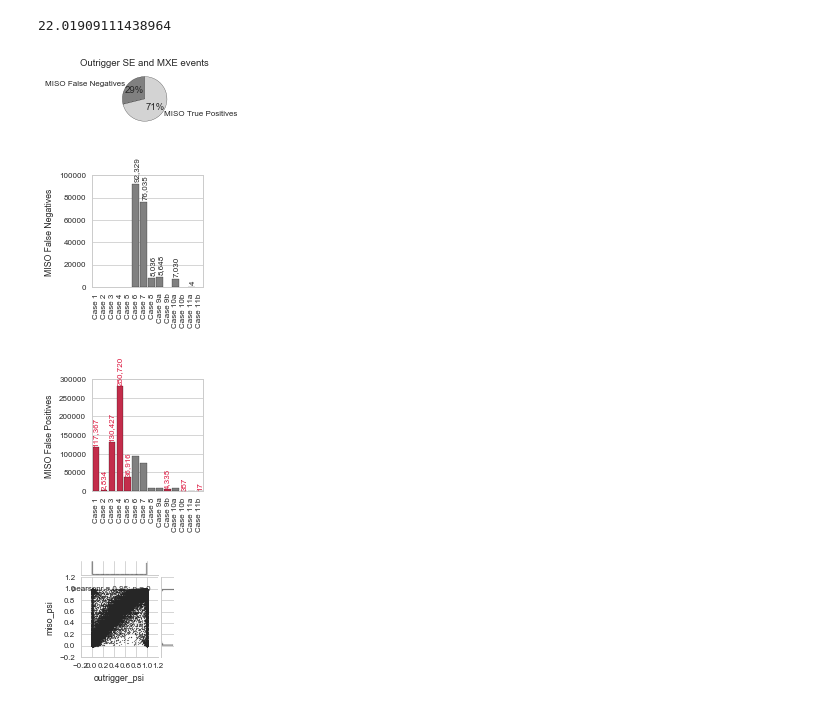
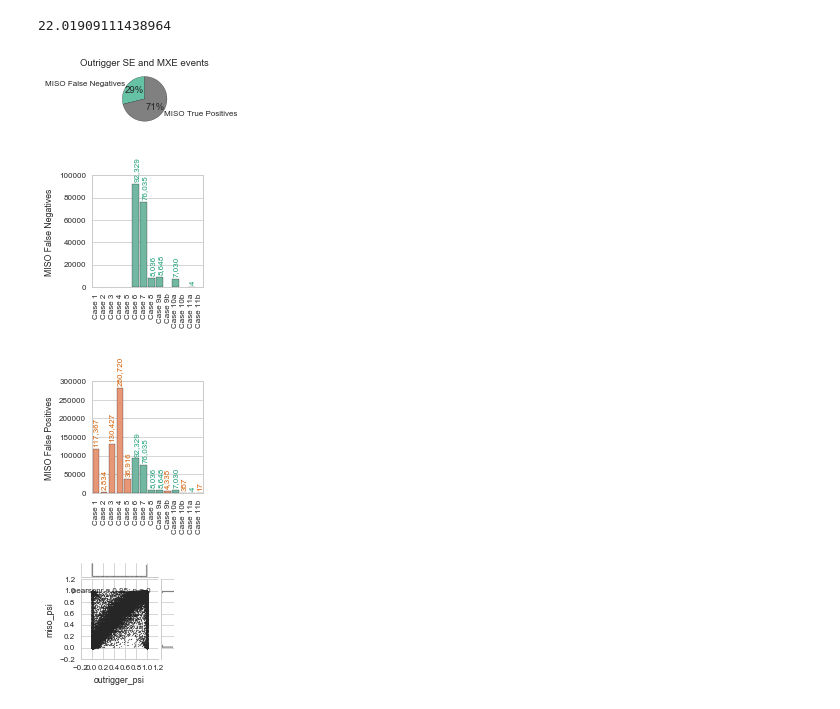
Before and after one commit to YeoLab/singlecell_pnm, a Jupyter notebook: 01_Figure_1/008_get_miso_false_positive_psi_global_stats.ipynb, the cells around one changed output. Drawn from its saved outputs; the diff is of its cells as text; code cells hidden in the pictures.

```diff
--- a/01_Figure_1/008_get_miso_false_positive_psi_global_stats.ipynb
+++ b/01_Figure_1/008_get_miso_false_positive_psi_global_stats.ipynb
@@ -187,3 +187,8 @@ miso_false_positive_percent
 45.719554368936684
 # %%
 sns.set(context='paper', style='white')
+# %%
+set2 = sns.color_palette('Set2')
+sns.palplot(set2)
+false_positive_color = set2[1]
+false_negative_color = set2[0]
@@ -263,18 +279,19 @@ miso_false_negative_percent
 22.01909111438964
 # %%
 fig, ax = plt.subplots(figsize=(1, 1))
-plt.pie([miso_false_negative_percent, 100-miso_false_positive_percent], startangle=90, colors=['grey', 'lightgrey'],
+plt.pie([miso_false_negative_percent, 100-miso_false_positive_percent], startangle=90,
+        colors=[false_negative_color, 'grey'],
         labels=['MISO False Negatives', 'MISO True Positives'], autopct='%.0f%%')
 ax.set(title='Outrigger SE and MXE events')
 fig.savefig('{}/miso_false_negatives_pie.pdf'.format(figure_folder))
 # %% [output]
-[figure, old version]
+[figure, new version]
 # %%
 fig, ax = plt.subplots(figsize=(2, 2))
 
 miso_na_case_order = ['Case 7', 'Case 8', 'Case 9', 'Case 10a', 'Case 11a', 'Case 12a']
 
-sns.countplot(x='notes_abbrev', data=miso_na_outrigger_psi, color='grey', order=case_order)
+sns.countplot(x='notes_abbrev', data=miso_na_outrigger_psi, color=false_negative_color, order=case_order)
 
 miso_na_outrigger_psi_sizes = miso_na_outrigger_psi.groupby('notes_abbrev').size()
 ymin, ymax = ax.get_ylim()
@@ -285,36 +302,41 @@ for i, case in enumerate(case_order):
     if case in miso_na_outrigger_psi_sizes:
         y = miso_na_outrigger_psi_sizes[case]
         ax.annotate("{:,}".format(y), (i+0.2, y + yoffset), rotation=90, fontsize=8,
-                    va='bottom', ha='center')
+                    va='bottom', ha='center', color=false_negative_label)
 plt.setp(ax.get_xticklabels(), rotation=90);
 ax.set(xlabel='', ylabel='MISO False Negatives')
 fig.savefig('{}/miso_na_cases.pdf'.format(figure_folder))
 # %% [output]
-[figure, old version]
+[figure, new version]
 # %%
 fig, ax = plt.subplots(figsize=(2, 2))
 
 # outrigger_na_case_order = ['Case 3', 'Case 4', 'Case 6', 'Case 10b', 'Case 11b', 'Case 12b']
 
-sns.countplot(x='notes_abbrev', data=miso_psi_outrigger_na, color='crimson', order=case_order)
-sns.countplot(x='notes_abbrev', data=miso_na_outrigger_psi, color='grey', order=case_order)
+sns.countplot(x='notes_abbrev', data=miso_psi_outrigger_na, color=false_positive_color, order=case_order)
+sns.countplot(x='notes_abbrev', data=miso_na_outrigger_psi, color=false_negative_color, order=case_order)
+
+ymin, ymax = ax.get_ylim()
+yrange = ymax - ymin
+yoffset = 0.025 * ymax
+
 
 for i, case in enumerate(case_order):
-    if case in miso_na_outrigger_psi:
-        y = miso_na_outrigger_psi[case]
+    if case in miso_na_outrigger_psi_sizes:
+        y = miso_na_outrigger_psi_sizes[case]
         ax.annotate("{:,}".format(y), (i+0.2, y + yoffset), rotation=90, fontsize=8,
-                    va='bottom', ha='center')
+                    va='bottom', ha='center', color=false_negative_label)
 
 for i, case in enumerate(case_order):
     if case in miso_psi_outrigger_na_sizes:
         y = miso_psi_outrigger_na_sizes[case]
         ax.annotate("{:,}".format(y), (i+0.1, y + yoffset), rotation=90, fontsize=8,
-                    va='bottom', ha='center', color='crimson')
+                    va='bottom', ha='center', color=false_positive_label)
 plt.setp(ax.get_xticklabels(), rotation=90);
 ax.set(xlabel='', ylabel='MISO False Positives')
 fig.savefig('{}/miso_outrigger_na_cases.pdf'.format(figure_folder))
 # %% [output]
-[figure, old version]
+[figure, new version]
 # %%
 g = sns.jointplot('outrigger_psi', 'miso_psi', miso_psi_comparison_dropna, color='#262626',
                   joint_kws=dict(alpha=0.5, rasterized=True, s=1), size=2)
```
Also changed, not shown: parts of 7 cells of this notebook, 9 other files.
